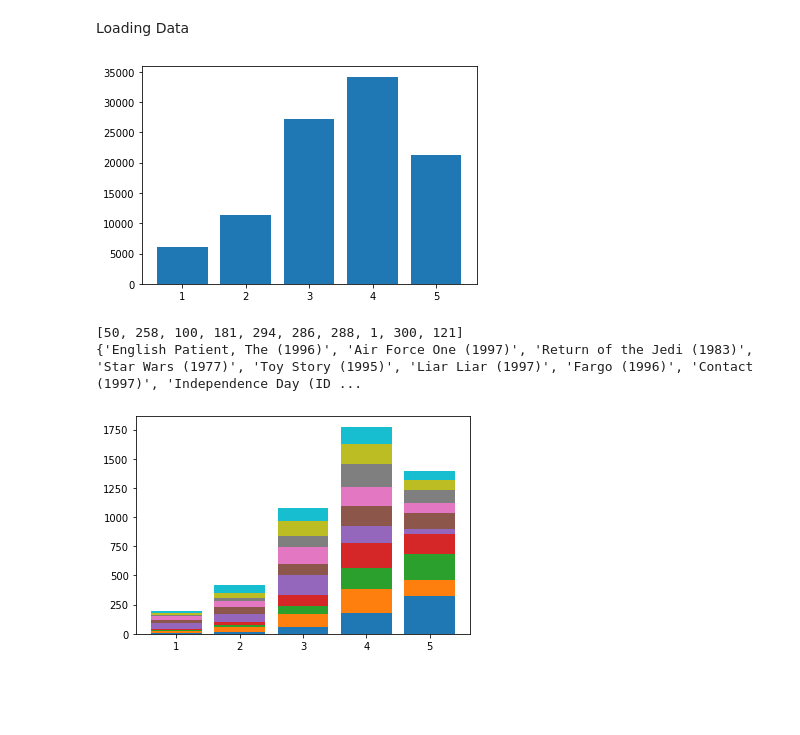
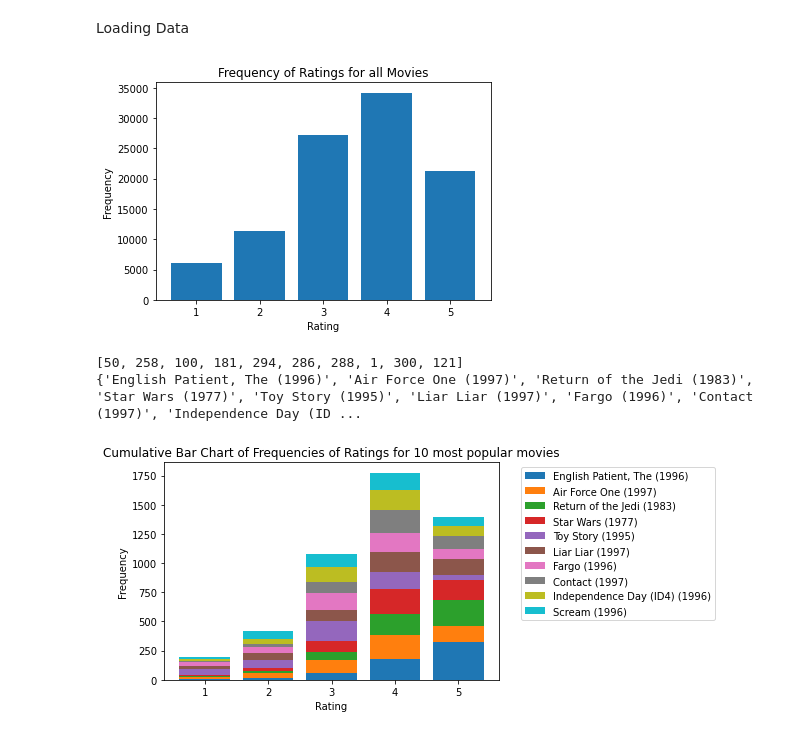
Before and after one commit to eseiner/Miniproject2, a Jupyter notebook: partA.ipynb, the cells around one changed output. Cells and saved outputs as stored; diff of their text form; code cells hidden in the pictures; blank space fills up the shorter version.

```diff
--- a/partA.ipynb
+++ b/partA.ipynb
@@ -14,14 +14,16 @@ data = pd.read_csv('data/data.csv')
 # %%
 ratings = data['Rating']
 labels = list(range(1, 6, 1))
 freq = [ratings[ratings == i].count() for i in labels]
 plt.bar(labels, freq)
 # plt.xticks(np.arange(1, 6, 1))
+
+plt.xlabel('Rating')
+plt.ylabel('Frequency')
+plt.title('Frequency of Ratings for all Movies')
 plt.show()
-
-#TODO: Add axis and plot titles
 # %% [output]
-[figure, old version]
+[figure, new version]
 # %%
 top_ten = data.value_counts(subset=['Movie ID'])[:10]
 
@@ -35,7 +37,6 @@ titles = set()
 for movie in range(len(movies)):
     if movies['Movie ID'][movie] in ids:
         titles.add(movies['Movie Title'][movie])
-# rating = [movies[movies['Movie Title'] == mov_id] for mov_id in ids]
 
 print(titles)
 bottom = [0, 0, 0, 0, 0]
@@ -50,9 +51,13 @@ for j in range(0, 10):
             freq[data['Rating'][i]-1] += 1
             bottom[data['Rating'][i]-1] += 1
     plt.bar(labels, freq, bottom=prev_bottom)
+
+plt.xlabel('Rating')
+plt.ylabel('Frequency')
+plt.title('Cumulative Bar Chart of Frequencies of Ratings for 10 most popular movies')
+plt.legend(titles, bbox_to_anchor=(1.05, 1))
 plt.show()
-    #TODO: Add axis titles and plt title
 # %% [output]
 [50, 258, 100, 181, 294, 286, 288, 1, 300, 121]
 {'English Patient, The (1996)', 'Air Force One (1997)', 'Return of the Jedi (1983)', 'Star Wars (1977)', 'Toy Story (1995)', 'Liar Liar (1997)', 'Fargo (1996)', 'Contact (1997)', 'Independence Day (ID ...
-[figure, old version]
+[figure, new version]
```
Also changed, not shown: parts of 2 cells of this notebook.
